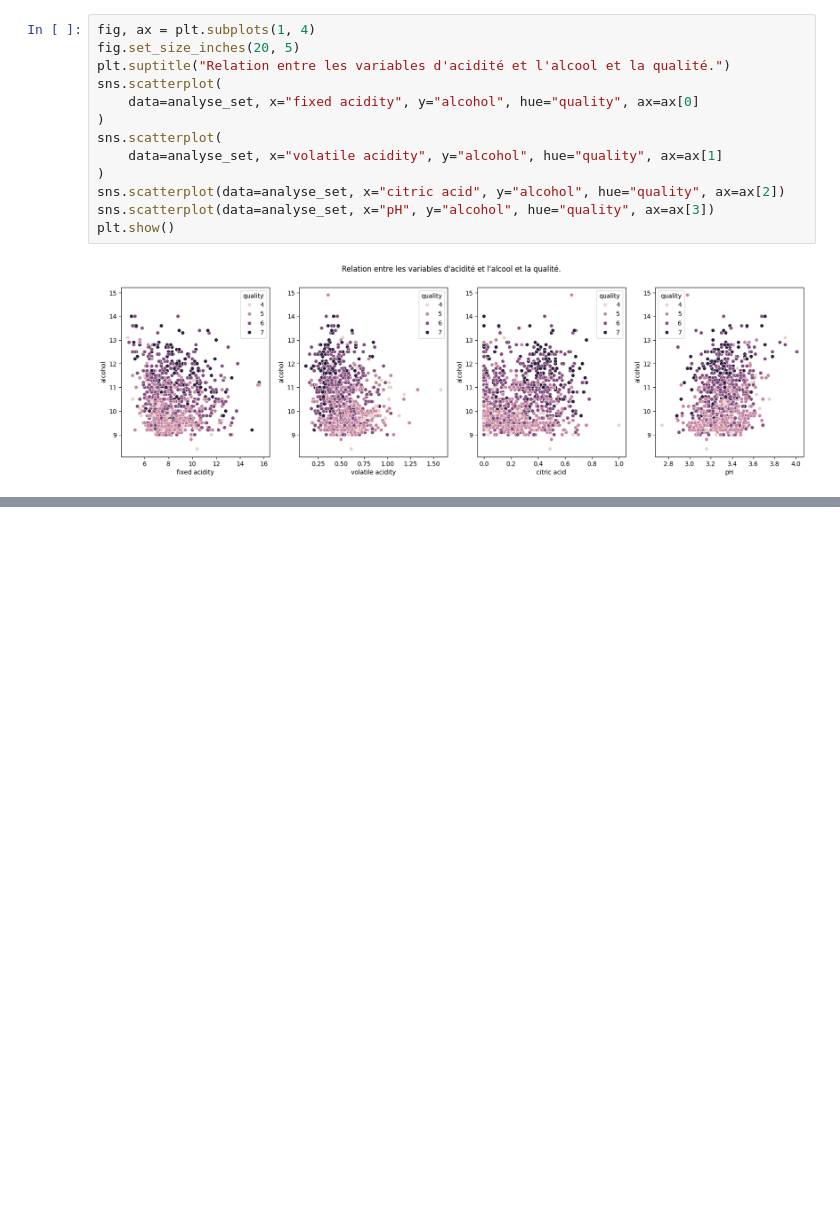
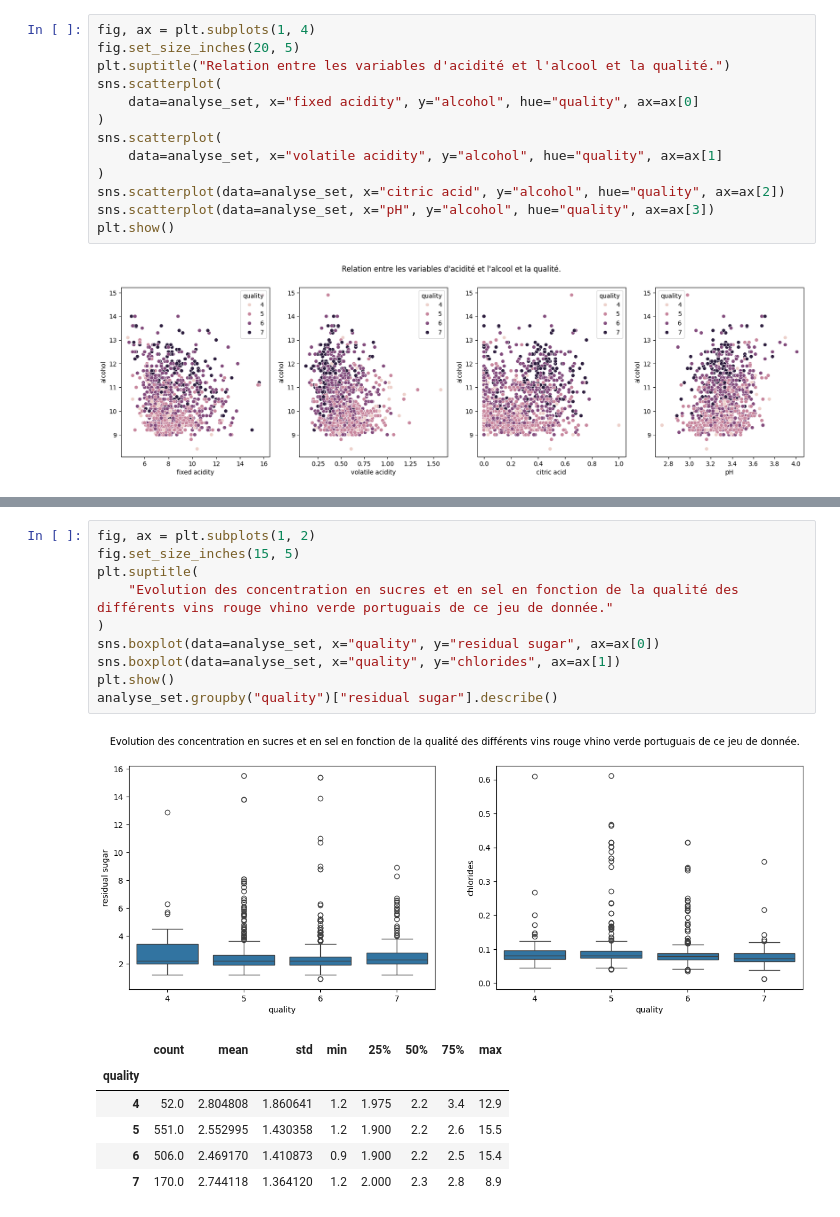
Before and after one commit to fmazur57u/WineQualityPrediction, a Jupyter notebook: winePrediction.ipynb, the cells around one changed output, grey strips where cells are left out. Saved outputs shown, nothing was run; the diff lists cells and outputs as text; blank space fills up the shorter version.

```diff
--- a/winePrediction.ipynb
+++ b/winePrediction.ipynb
@@ -481,0 +532,18 @@ On ne voit aucune relation entre les variables d'acidité et l'alcool mais on vo
+# %%
+fig, ax = plt.subplots(1, 2)
+fig.set_size_inches(15, 5)
+plt.suptitle(
+    "Evolution des concentration en sucres et en sel en fonction de la qualité des différents vins rouge vhino verde portuguais de ce jeu de donnée."
+)
+sns.boxplot(data=analyse_set, x="quality", y="residual sugar", ax=ax[0])
+sns.boxplot(data=analyse_set, x="quality", y="chlorides", ax=ax[1])
+plt.show()
+analyse_set.groupby("quality")["residual sugar"].describe()
+# %% [output]
+[figure, added]
+|  | count | mean | std | min | 25% | 50% | 75% | max |
+| quality |  |  |  |  |  |  |  |  |
+| 4 | 52.0 | 2.804808 | 1.860641 | 1.2 | 1.975 | 2.2 | 3.4 | 12.9 |
+| 5 | 551.0 | 2.552995 | 1.430358 | 1.2 | 1.900 | 2.2 | 2.6 | 15.5 |
+| 6 | 506.0 | 2.469170 | 1.410873 | 0.9 | 1.900 | 2.2 | 2.5 | 15.4 |
+| 7 | 170.0 | 2.744118 | 1.364120 | 1.2 | 2.000 | 2.3 | 2.8 | 8.9 |
```
Also changed, not shown: parts of 19 cells of this notebook.
